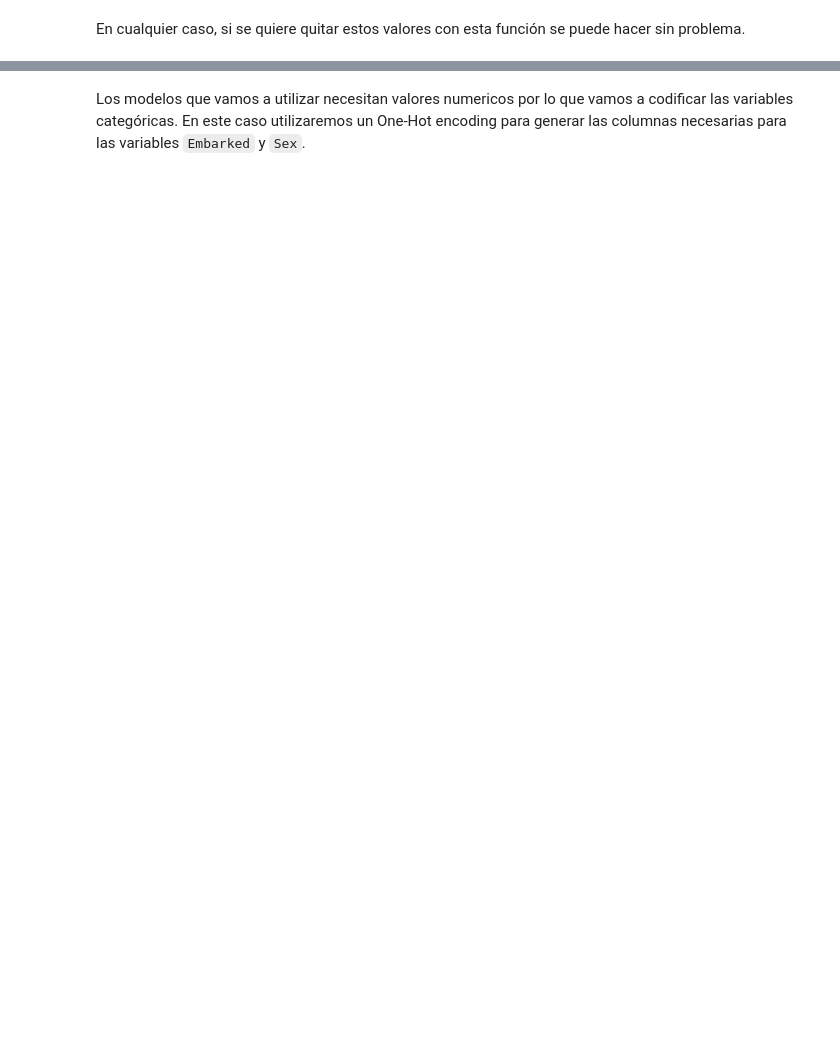
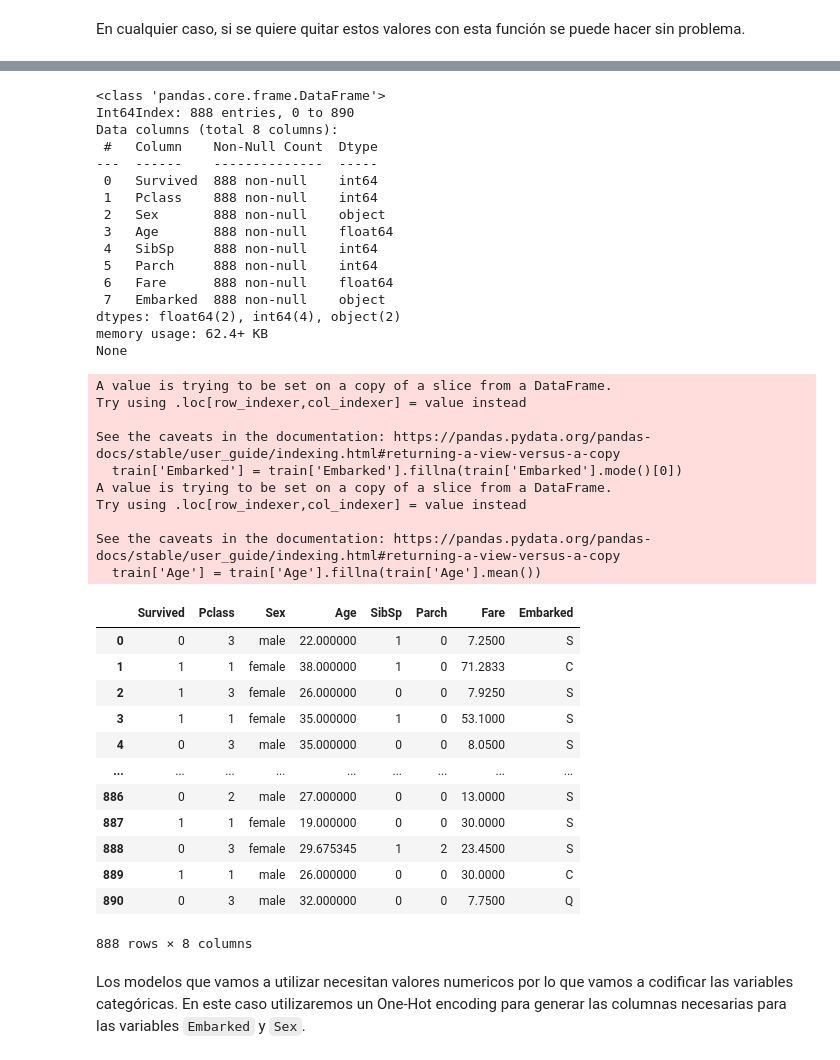
Before and after one commit to EliasGarzaV/RetoTitanicBloque1, a Jupyter notebook: Pipe/DataCleaning.ipynb, the cells around one changed output, grey strips where cells are left out. Cells and saved outputs as stored; diff of their text form; code cells hidden in the pictures; blank space fills up the shorter version.

```diff
--- a/Pipe/DataCleaning.ipynb
+++ b/Pipe/DataCleaning.ipynb
@@ -156,3 +196,48 @@ def remove_outliers(df):
+# %%
+train['Embarked'] = train['Embarked'].fillna(train['Embarked'].mode()[0])
+train['Age'] = train['Age'].fillna(train['Age'].mean())
+print(train.info())
+display(train)
+# %% [output]
+<class 'pandas.core.frame.DataFrame'>
+Int64Index: 888 entries, 0 to 890
+Data columns (total 8 columns):
+ #   Column    Non-Null Count  Dtype
+---  ------    --------------  -----
+ 0   Survived  888 non-null    int64
+ 1   Pclass    888 non-null    int64
+ 2   Sex       888 non-null    object
+ 3   Age       888 non-null    float64
+ 4   SibSp     888 non-null    int64
+ 5   Parch     888 non-null    int64
+ 6   Fare      888 non-null    float64
+ 7   Embarked  888 non-null    object
+dtypes: float64(2), int64(4), object(2)
+memory usage: 62.4+ KB
+None
+A value is trying to be set on a copy of a slice from a DataFrame.
+Try using .loc[row_indexer,col_indexer] = value instead
+
+See the caveats in the documentation: https://pandas.pydata.org/pandas-docs/stable/user_guide/indexing.html#returning-a-view-versus-a-copy
+  train['Embarked'] = train['Embarked'].fillna(train['Embarked'].mode()[0])
+A value is trying to be set on a copy of a slice from a DataFrame.
+Try using .loc[row_indexer,col_indexer] = value instead
+
+See the caveats in the documentation: https://pandas.pydata.org/pandas-docs/stable/user_guide/indexing.html#returning-a-view-versus-a-copy
+  train['Age'] = train['Age'].fillna(train['Age'].mean())
+|  | Survived | Pclass | Sex | Age | SibSp | Parch | Fare | Embarked |
+| 0 | 0 | 3 | male | 22.000000 | 1 | 0 | 7.2500 | S |
+| 1 | 1 | 1 | female | 38.000000 | 1 | 0 | 71.2833 | C |
+| 2 | 1 | 3 | female | 26.000000 | 0 | 0 | 7.9250 | S |
+| 3 | 1 | 1 | female | 35.000000 | 1 | 0 | 53.1000 | S |
+| 4 | 0 | 3 | male | 35.000000 | 0 | 0 | 8.0500 | S |
+| ... | ... | ... | ... | ... | ... | ... | ... | ... |
+| 886 | 0 | 2 | male | 27.000000 | 0 | 0 | 13.0000 | S |
+| 887 | 1 | 1 | female | 19.000000 | 0 | 0 | 30.0000 | S |
+| 888 | 0 | 3 | female | 29.675345 | 1 | 2 | 23.4500 | S |
+| 889 | 1 | 1 | male | 26.000000 | 0 | 0 | 30.0000 | C |
+| 890 | 0 | 3 | male | 32.000000 | 0 | 0 | 7.7500 | Q |
+888 rows × 8 columns
 # %% [markdown]
 Los modelos que vamos a utilizar necesitan valores numericos por lo que vamos a codificar las variables categóricas. En este caso utilizaremos un One-Hot encoding para generar las columnas necesarias para las variables `Embarked` y `Sex`.
 # %%
```
Also changed, not shown: parts of 13 cells of this notebook, 1 other file.
